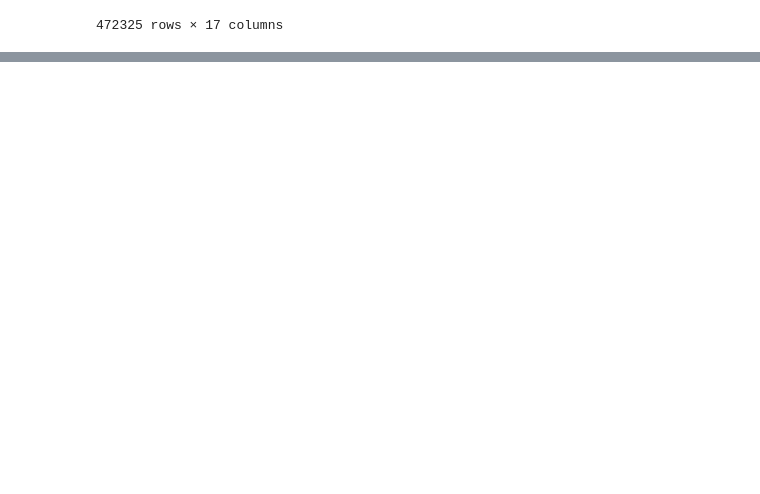
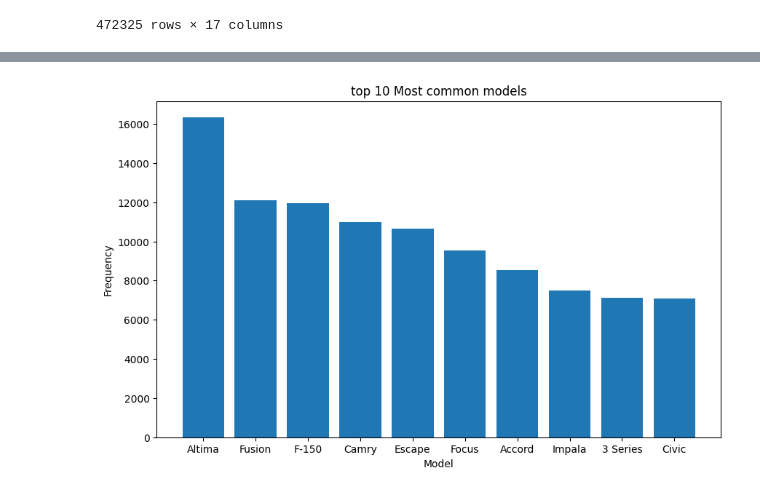
Before and after one commit to aishacmela/car_sales, a Jupyter notebook: main.ipynb, the cells around one changed output, grey strips where cells are left out. Saved outputs shown, nothing was run; the diff lists cells and outputs as text; code cells hidden in the pictures; blank space fills up the shorter version.

Commit message:
cleaning and visualisation

```diff
--- a/main.ipynb
+++ b/main.ipynb
@@ -19,0 +28,4 @@ dt
+# %%
+
+dt["model"] = dt["model"].fillna(dt["model"].mode()[0])
+print(dt["model"].isnull().sum())
@@ -81,0 +112,16 @@ See the caveats in the documentation: https://pandas.pydata.org/pandas-docs/stab
+# %%
+#top 10 most common models
+top_models = dt['model'].value_counts().head(10)
+
+plt.figure(figsize=(10,6))
+plt.bar(top_models.index.astype(str),
+        top_models.values)
+
+plt.title('top 10 Most common models')
+plt.xlabel('Model')
+plt.ylabel('Frequency')
+
+plt.tight_layout
+plt.show()
+# %% [output]
+[figure, added]
```
Also changed, not shown: parts of 5 cells of this notebook, 1 other file.
